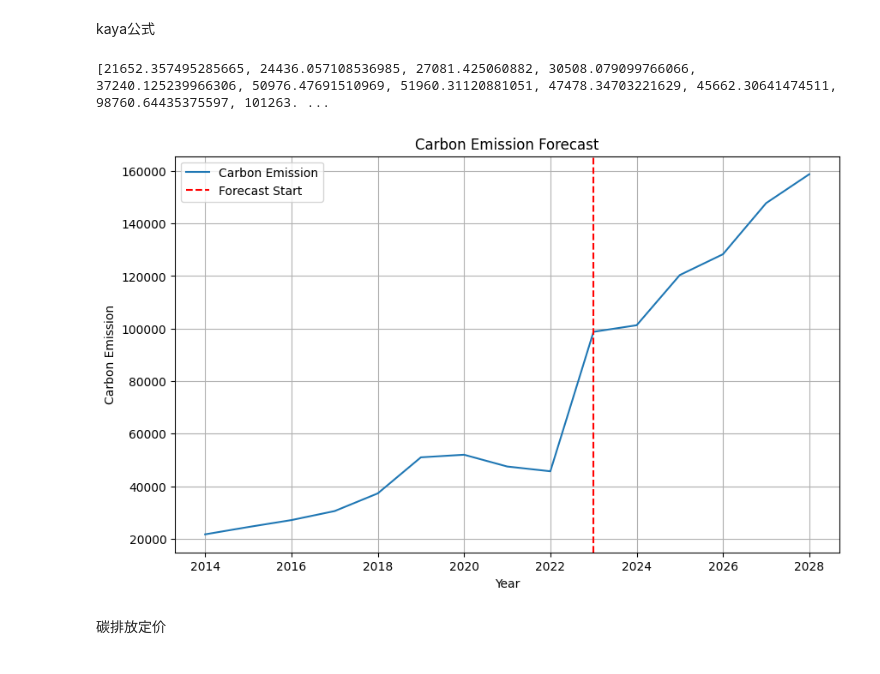
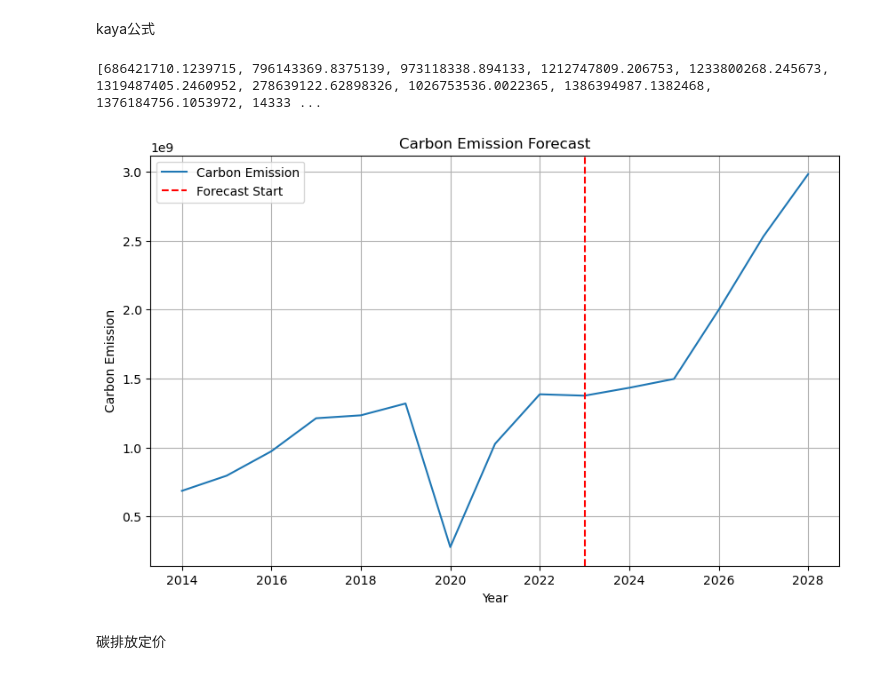
Before and after one commit to BlackMaple1203/MCM, a Jupyter notebook: Code/environment/kaya.ipynb, the cells around one changed output. Saved outputs shown, nothing was run; the diff lists cells and outputs as text; code cells hidden in the pictures.

```diff
--- a/Code/environment/kaya.ipynb
+++ b/Code/environment/kaya.ipynb
@@ -72,18 +72,26 @@ tourism_income = [i * 632 for i in tourism_income]
 # plt.title("Tourism Income Ratio Prediction")
 # plt.show()
 
-# # SARIMA模型预测
+# # # SARIMA模型预测
+# data = {
+#     "Year": [2014, 2015, 2016, 2017, 2018, 2019, 2020, 2021, 2022, 2023],
+#     "GDP": [2524869000, 2435418000, 2437578000, 2511152000, 2467392000, 2414435000, 2292657000, 2421944000, 2423728000, 2387533000],
+#     "Tourism_Numbers": [9.61e5, 9.83e5, 1.015e6, 1.072e6, 1.151e6, 1.306e6, 1.259667e6, 1.213333e6, 1.167e6, 1.67e6],
+#     "GDP": [2524869000, 2435418000, 2437578000, 2511152000, 2467392000, 2414435000, 2292657000, 2421944000, 2423728000, 2387533000]
+# }
 data = {
     "Year": [2014, 2015, 2016, 2017, 2018, 2019, 2020, 2021, 2022, 2023],
-    "GDP": [2524869000, 2435418000, 2437578000, 2511152000, 2467392000, 2414435000, 2292657000, 2421944000, 2423728000, 2387533000],
-    "Tourism_Numbers": [9.61e5, 9.83e5, 1.015e6, 1.072e6, 1.151e6, 1.306e6, 1.259667e6, 1.213333e6, 1.167e6, 1.67e6],
-    "GDP": [2524869000, 2435418000, 2437578000, 2511152000, 2467392000, 2414435000, 2292657000, 2421944000, 2423728000, 2387533000]
+    "GDP": [523368, 520554, 484813, 479694, 511699, 523008, 473690, 564108, 612414, 677909],
+    "MTCO2e": [90000, 90000, 90000, 90000, 90000, 90000, -1, -1, -1, -1],
+    "Tourism_Numbers": [71148, 74919, 78367, 85316, 87135, 89314, 38294, 78646, 93353, 95937],
 }
 
 tourism_number = data["Tourism_Numbers"]
 # 人均旅游以2%的增长率增长，初始为632
 tourism_spend = [632 * (1 + 0.02) ** i for i in range(20)]
 tmp = tourism_spend[0:10]
+print(len(tourism_number), len(tmp))
+
 assert len(tourism_number) == len(tmp)
 tourism_income = [i * j for i, j in zip(tourism_number, tmp)]
 GDP = data["GDP"]
@@ -263,27 +251,28 @@ kaya公式
 # %%
 """
 碳排放量 = 旅游人数n * 旅游消费 * CI
         = 旅游人数n * 旅游消费 * model_CI_num(旅游人数n)
-        = 旅游人数n * 旅游消费 * ([5.81514161e-05] * n +  [-18.40830941])
+        = 旅游人数n * 旅游消费 * ([5.58710278e-07] * n +  [0.0210651])
+
 """
 
 C_tourism = [i * j * k for i, j, k in zip(kd["Tourism_Numbers"], tourism_spend, CI_pred)]
 print(C_tourism)
 
 # 绘制图像
 
 plt.figure(figsize=(10, 6))
 plt.plot(range(2014, 2029), C_tourism, label='Carbon Emission')
 plt.axvline(x=2023, color='r', linestyle='--', label='Forecast Start')
 plt.xlabel('Year')
 plt.ylabel('Carbon Emission')
 plt.title('Carbon Emission Forecast')
 plt.legend()
 plt.grid(True)
 plt.show()
 # %% [output]
-[21652.357495285665, 24436.057108536985, 27081.425060882, 30508.079099766066, 37240.125239966306, 50976.47691510969, 51960.31120881051, 47478.34703221629, 45662.30641474511, 98760.64435375597, 101263. ...
+[686421710.1239715, 796143369.8375139, 973118338.894133, 1212747809.206753, 1233800268.245673, 1319487405.2460952, 278639122.62898326, 1026753536.0022365, 1386394987.1382468, 1376184756.1053972, 14333 ...
-[figure, old version]
+[figure, new version]
 # %% [markdown]
 碳排放定价
 # %%
```
Also changed, not shown: parts of 7 cells of this notebook, 5 other files.
